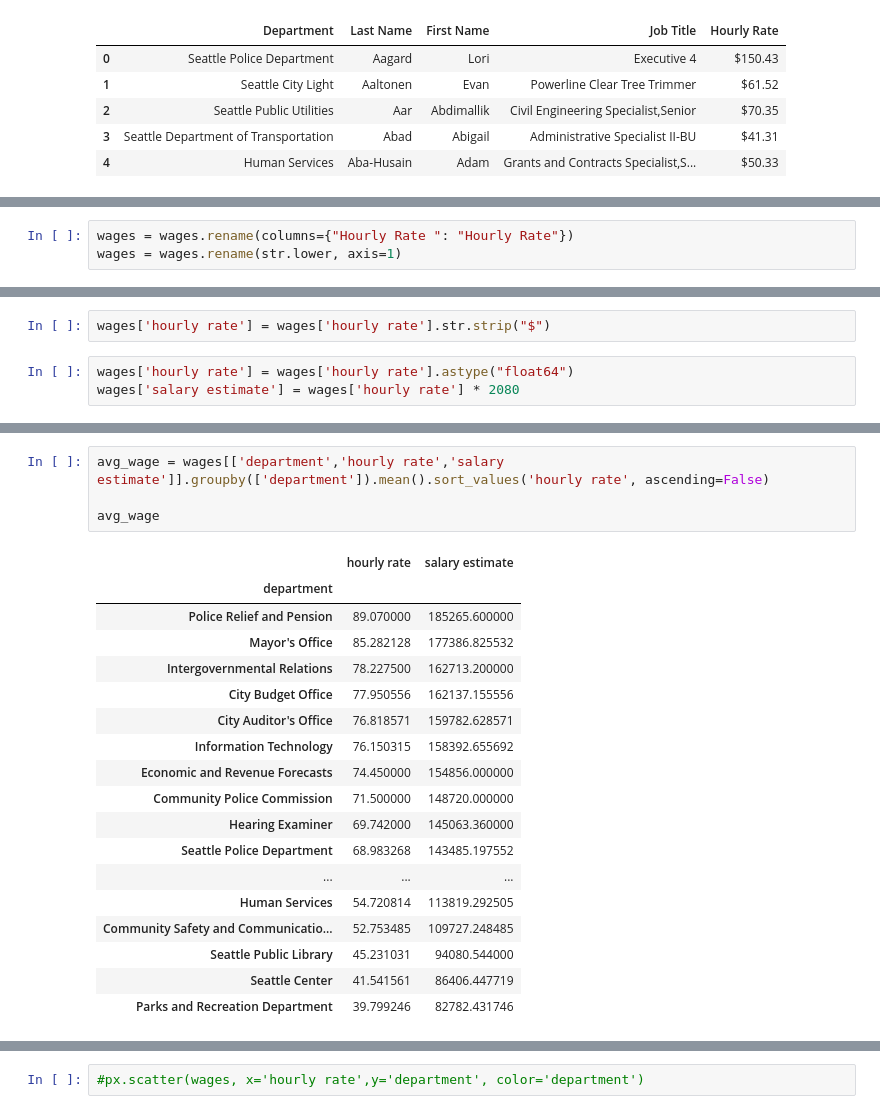
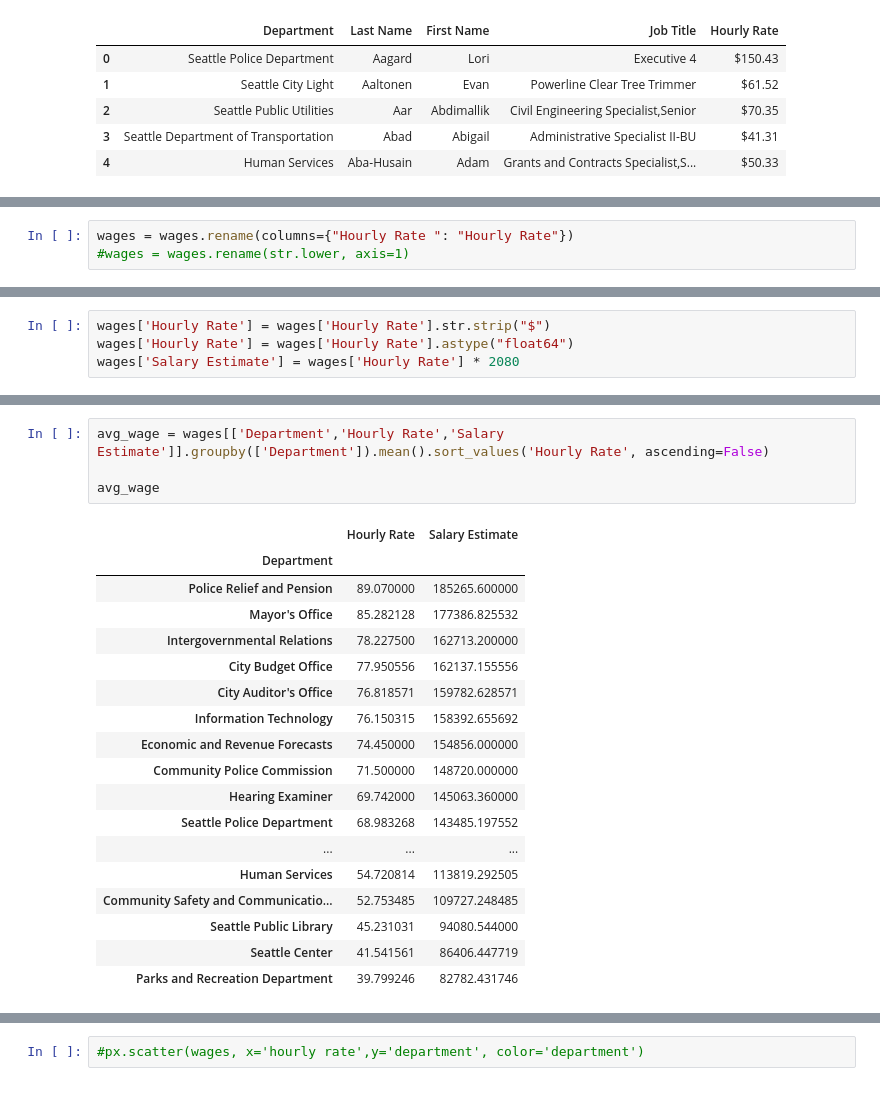
Before and after one commit to areeyat/seattle-wages, a Jupyter notebook: wage-analysis.ipynb, the cells around one changed output, grey strips where cells are left out. Drawn from its saved outputs; the diff is of its cells as text.

```diff
--- a/wage-analysis.ipynb
+++ b/wage-analysis.ipynb
@@ -42,6 +24,6 @@ Index(['Department', 'Last Name', 'First Name', 'Job Title', 'Hourly Rate '], dt
 # %%
 wages = wages.rename(columns={"Hourly Rate ": "Hourly Rate"})
-wages = wages.rename(str.lower, axis=1)
+#wages = wages.rename(str.lower, axis=1)
 # %%
 wages.columns
 # %% [output]
@@ -57,9 +41,8 @@ hourly rate    object
 dtype: object
 # %%
-wages['hourly rate'] = wages['hourly rate'].str.strip("$")
+wages['Hourly Rate'] = wages['Hourly Rate'].str.strip("$")
+wages['Hourly Rate'] = wages['Hourly Rate'].astype("float64")
+wages['Salary Estimate'] = wages['Hourly Rate'] * 2080
-# %%
-wages['hourly rate'] = wages['hourly rate'].astype("float64")
-wages['salary estimate'] = wages['hourly rate'] * 2080
 # %%
 wages.dtypes
 # %% [output]
@@ -105,10 +99,10 @@ wages
 # %%
-avg_wage = wages[['department','hourly rate','salary estimate']].groupby(['department']).mean().sort_values('hourly rate', ascending=False)
+avg_wage = wages[['Department','Hourly Rate','Salary Estimate']].groupby(['Department']).mean().sort_values('Hourly Rate', ascending=False)
 
 avg_wage
 # %% [output]
-|  | hourly rate | salary estimate |
-| department |  |  |
+|  | Hourly Rate | Salary Estimate |
+| Department |  |  |
 | Police Relief and Pension | 89.070000 | 185265.600000 |
 | Mayor's Office | 85.282128 | 177386.825532 |
 | Intergovernmental Relations | 78.227500 | 162713.200000 |
```
Also changed, not shown: parts of 38 cells of this notebook, 3 other files.
